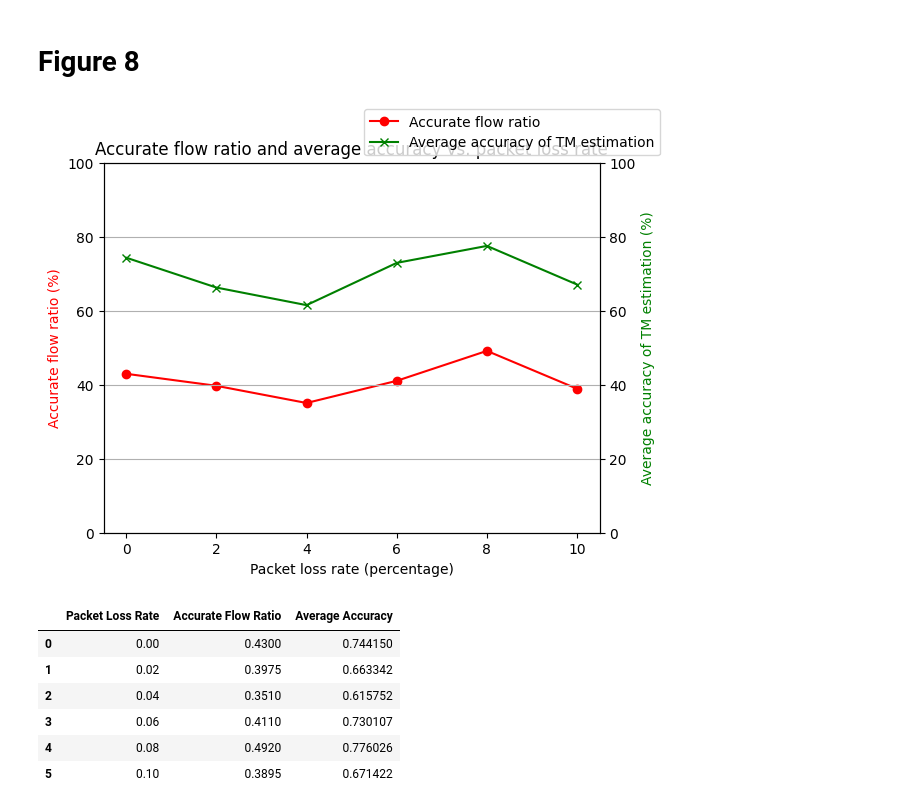
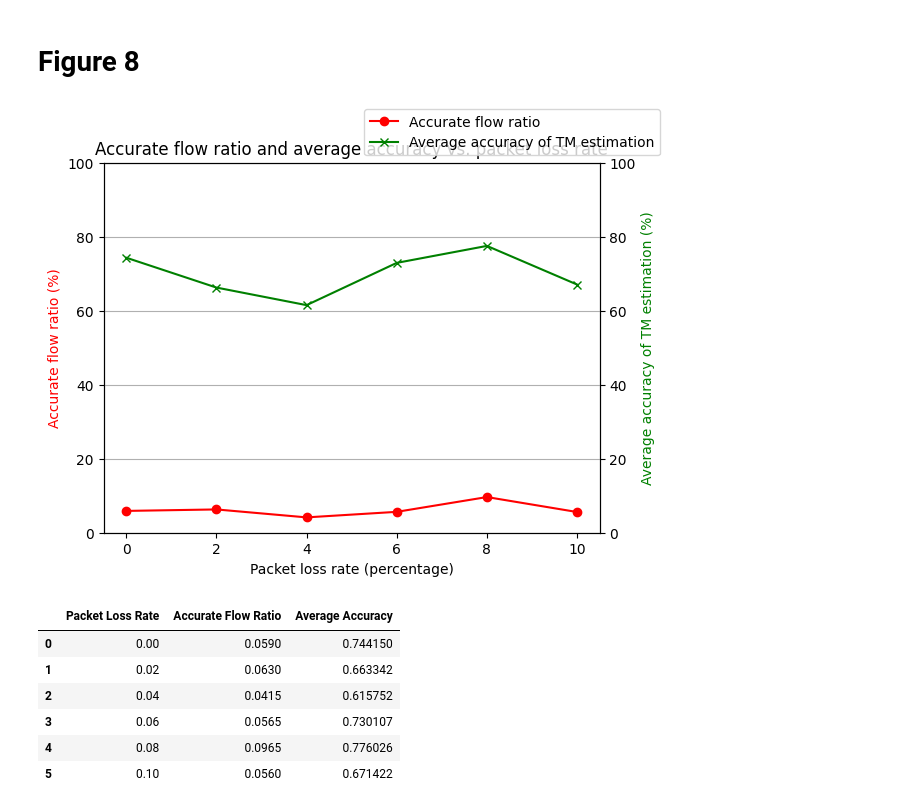
Before and after one commit to yalewoosoft/flowcover, a Jupyter notebook: figures.ipynb, the cells around one changed output. Saved outputs shown, nothing was run; the diff lists cells and outputs as text; code cells hidden in the pictures.

```diff
--- a/figures.ipynb
+++ b/figures.ipynb
@@ -30,11 +30,11 @@ def calculate_accurate_flow_ratio_and_average_accuracy(flow_stats_file, trafgen_
             trafgen_stat = trafgen_stats[flow_id]
             if trafgen_stat == 0:
                 continue
+            if flow_stat == trafgen_stat:
+                accurate_flow_count += 1
+
             error_rate = abs(flow_stat - trafgen_stat) / trafgen_stat
             accuracy = 1 - error_rate
-            if flow_stat == trafgen_stat or error_rate < 0.05:
-                accurate_flow_count += 1
-
             accuracy_sum += accuracy
 
     accurate_flow_ratio = accurate_flow_count / total_flows if total_flows > 0 else 0
@@ -65,38 +65,38 @@ for ratio, flow_file, trafgen_file in zip(packet_loss_ratios, flow_stats_files,
 
 # Save results to a CSV file
 results_df = pd.DataFrame(results, columns=['Packet Loss Rate', 'Accurate Flow Ratio', 'Average Accuracy'])
 # Save results to CSV
 timestamp = time.strftime("%Y%m%d-%H%M%S")
 filename = f"data/accuracy_results_{timestamp}.csv"
 results_df.to_csv(filename, index=False)
 
 # Plot the results
 fig, ax1 = plt.subplots()
 
 ax2 = ax1.twinx()
 ax1.plot(results_df['Packet Loss Rate'] * 100, results_df['Accurate Flow Ratio'] * 100, 'r-', marker='o')
 ax2.plot(results_df['Packet Loss Rate'] * 100, results_df['Average Accuracy'] * 100, 'g-', marker='x')
 
 ax1.set_xlabel('Packet loss rate (percentage)')
 ax1.set_ylabel('Accurate flow ratio (%)', color='r')
 ax2.set_ylabel('Average accuracy of TM estimation (%)', color='g')
 
 plt.title('Accurate flow ratio and average accuracy vs. packet loss rate')
 ax1.set_ylim(0, 100)
 ax2.set_ylim(0, 100)
 
 fig.legend(['Accurate flow ratio', 'Average accuracy of TM estimation'], loc='upper right')
 plt.grid(True)
 plt.show()
 
 # Display the dataframe
 results_df
 # %% [output]
-[figure, old version]
+[figure, new version]
 |  | Packet Loss Rate | Accurate Flow Ratio | Average Accuracy |
-| 0 | 0.00 | 0.4300 | 0.744150 |
-| 1 | 0.02 | 0.3975 | 0.663342 |
-| 2 | 0.04 | 0.3510 | 0.615752 |
-| 3 | 0.06 | 0.4110 | 0.730107 |
-| 4 | 0.08 | 0.4920 | 0.776026 |
-| 5 | 0.10 | 0.3895 | 0.671422 |
+| 0 | 0.00 | 0.0590 | 0.744150 |
+| 1 | 0.02 | 0.0630 | 0.663342 |
+| 2 | 0.04 | 0.0415 | 0.615752 |
+| 3 | 0.06 | 0.0565 | 0.730107 |
+| 4 | 0.08 | 0.0965 | 0.776026 |
+| 5 | 0.10 | 0.0560 | 0.671422 |
```
Also changed, not shown: parts of 5 cells of this notebook.
